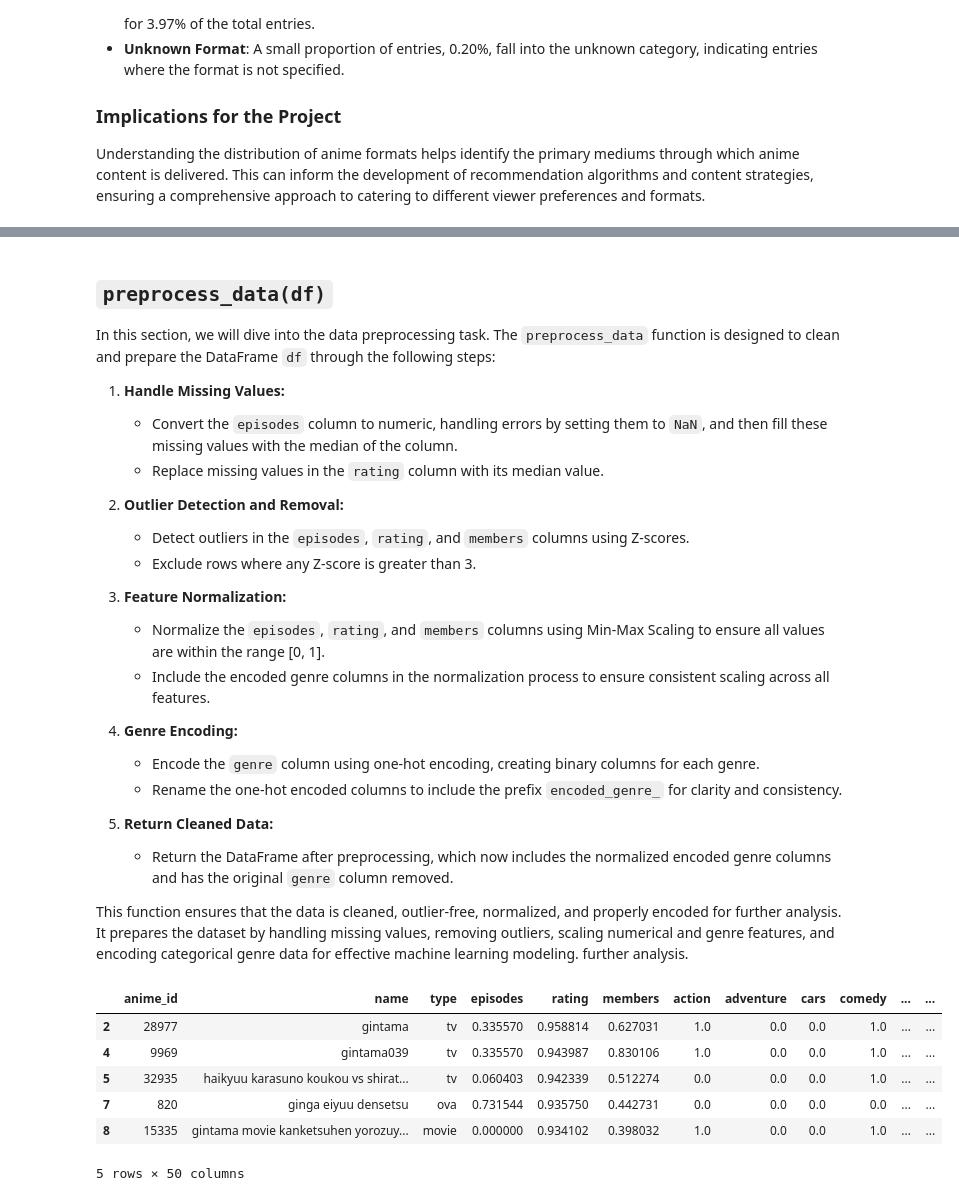
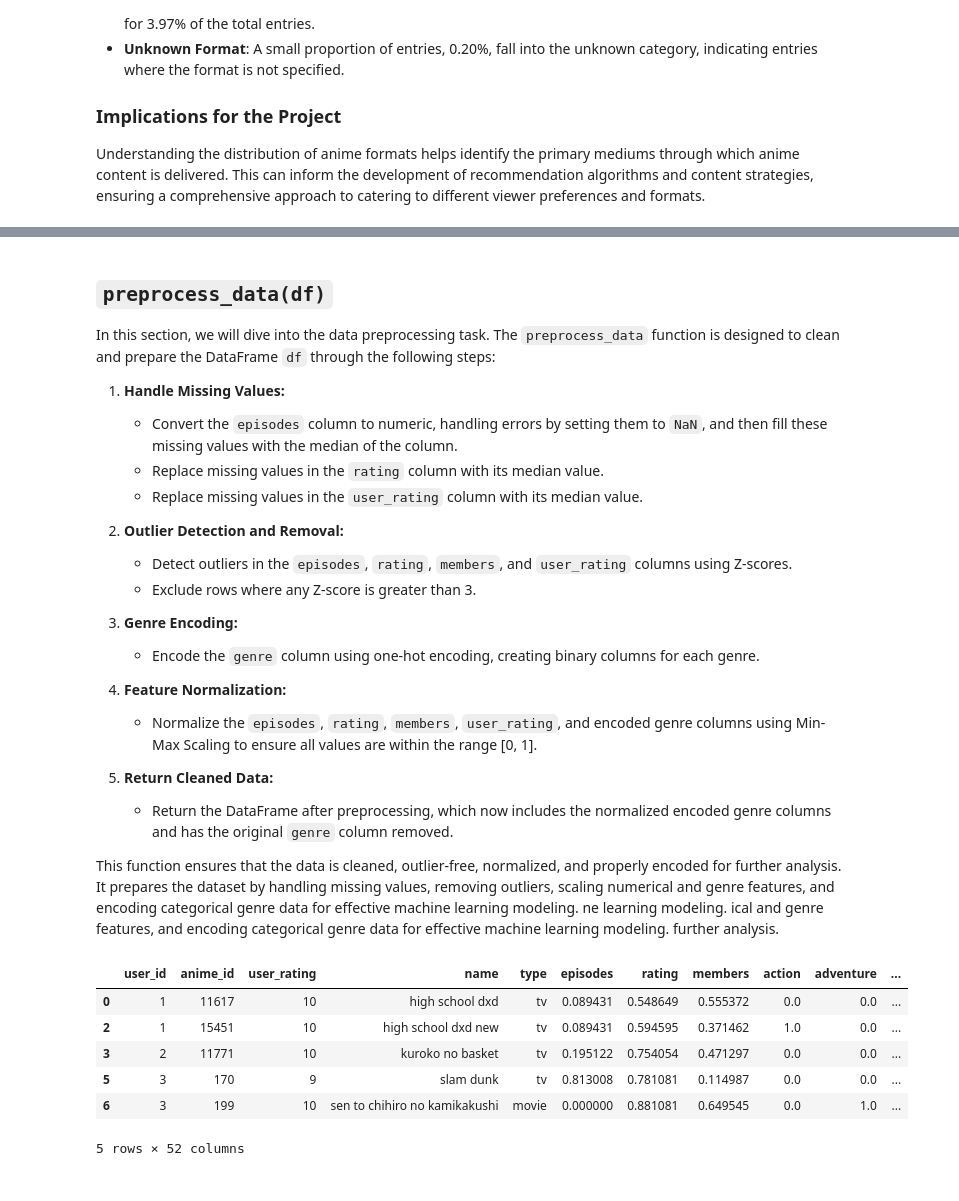
Before and after one commit to MoteneJan/JB1_2401FTDS, a Jupyter notebook: JB1_2401FTDS.ipynb, the cells around one changed output, grey strips where cells are left out. Saved outputs shown, nothing was run; the diff lists cells and outputs as text; code cells hidden in the pictures.

Commit message:
merged anime and train df

```diff
--- a/JB1_2401FTDS.ipynb
+++ b/JB1_2401FTDS.ipynb
@@ -958,24 +960,28 @@ In this section, we will dive into the data preprocessing task. The `preprocess_
 1. **Handle Missing Values:**
    - Convert the `episodes` column to numeric, handling errors by setting them to `NaN`, and then fill these missing values with the median of the column.
    - Replace missing values in the `rating` column with its median value.
+   - Replace missing values in the `user_rating` column with its median value.
 
 2. **Outlier Detection and Removal:**
-   - Detect outliers in the `episodes`, `rating`, and `members` columns using Z-scores.
+   - Detect outliers in the `episodes`, `rating`, `members`, and `user_rating` columns using Z-scores.
    - Exclude rows where any Z-score is greater than 3.
 
-3. **Feature Normalization:**
-   - Normalize the `episodes`, `rating`, and `members` columns using Min-Max Scaling to ensure all values are within the range [0, 1].
-   - Include the encoded genre columns in the normalization process to ensure consistent scaling across all features.
+3. **Genre Encoding:**
+   - Encode the `genre` column using one-hot encoding, creating binary columns for each genre.
 
-4. **Genre Encoding:**
-   - Encode the `genre` column using one-hot encoding, creating binary columns for each genre.
-   - Rename the one-hot encoded columns to include the prefix `encoded_genre_` for clarity and consistency.
+4. **Feature Normalization:**
+   - Normalize the `episodes`, `rating`, `members`, `user_rating`, and encoded genre columns using Min-Max Scaling to ensure all values are within the range [0, 1].
 
 5. **Return Cleaned Data:**
    - Return the DataFrame after preprocessing, which now includes the normalized encoded genre columns and has the original `genre` column removed.
 
 This function ensures that the data is cleaned, outlier-free, normalized, and properly encoded for further analysis. It prepares the dataset by handling missing values, removing outliers, scaling numerical and genre features, and encoding categorical genre data for effective machine learning modeling.
+ne learning modeling.
+ical and genre features, and encoding categorical genre data for effective machine learning modeling.
 further analysis.
+# %%
+# Rename the rating column in train_df_copy to user_rating
+train_df_copy.rename(columns={'rating': 'user_rating'}, inplace=True)
 # %%
 def preprocess_data(df):
     """
@@ -1022,19 +1028,22 @@ def preprocess_data(df):
     df[all_cols] = scaler.fit_transform(df[all_cols])
 
     return df
+# %%
+# Merge train_df_copy and anime_df on anime_id
+merged_df = pd.merge(train_df_copy, anime_df, on='anime_id')
 # %%
 # Preprocess data
-anime_df_processed = preprocess_data(anime_df)
+anime_df_processed = preprocess_data(merged_df)
 # %%
-anime_df_processed.head(5)
+anime_df_processed.head()
 # %% [output]
-|  | anime_id | name | type | episodes | rating | members | action | adventure | cars | comedy | ... | ... |
-| 2 | 28977 | gintama | tv | 0.335570 | 0.958814 | 0.627031 | 1.0 | 0.0 | 0.0 | 1.0 | ... | ... |
-| 4 | 9969 | gintama039 | tv | 0.335570 | 0.943987 | 0.830106 | 1.0 | 0.0 | 0.0 | 1.0 | ... | ... |
-| 5 | 32935 | haikyuu karasuno koukou vs shirat... | tv | 0.060403 | 0.942339 | 0.512274 | 0.0 | 0.0 | 0.0 | 1.0 | ... | ... |
-| 7 | 820 | ginga eiyuu densetsu | ova | 0.731544 | 0.935750 | 0.442731 | 0.0 | 0.0 | 0.0 | 0.0 | ... | ... |
-| 8 | 15335 | gintama movie kanketsuhen yorozuy... | movie | 0.000000 | 0.934102 | 0.398032 | 1.0 | 0.0 | 0.0 | 1.0 | ... | ... |
+|  | user_id | anime_id | user_rating | name | type | episodes | rating | members | action | adventure | ... |
+| 0 | 1 | 11617 | 10 | high school dxd | tv | 0.089431 | 0.548649 | 0.555372 | 0.0 | 0.0 | ... |
+| 2 | 1 | 15451 | 10 | high school dxd new | tv | 0.089431 | 0.594595 | 0.371462 | 1.0 | 0.0 | ... |
+| 3 | 2 | 11771 | 10 | kuroko no basket | tv | 0.195122 | 0.754054 | 0.471297 | 0.0 | 0.0 | ... |
+| 5 | 3 | 170 | 9 | slam dunk | tv | 0.813008 | 0.781081 | 0.114987 | 0.0 | 0.0 | ... |
+| 6 | 3 | 199 | 10 | sen to chihiro no kamikakushi | movie | 0.000000 | 0.881081 | 0.649545 | 0.0 | 1.0 | ... |
-5 rows × 50 columns
+5 rows × 52 columns
 # %% [markdown]
 ## Insights
 
```
Also changed, not shown: parts of 2 cells of this notebook.
